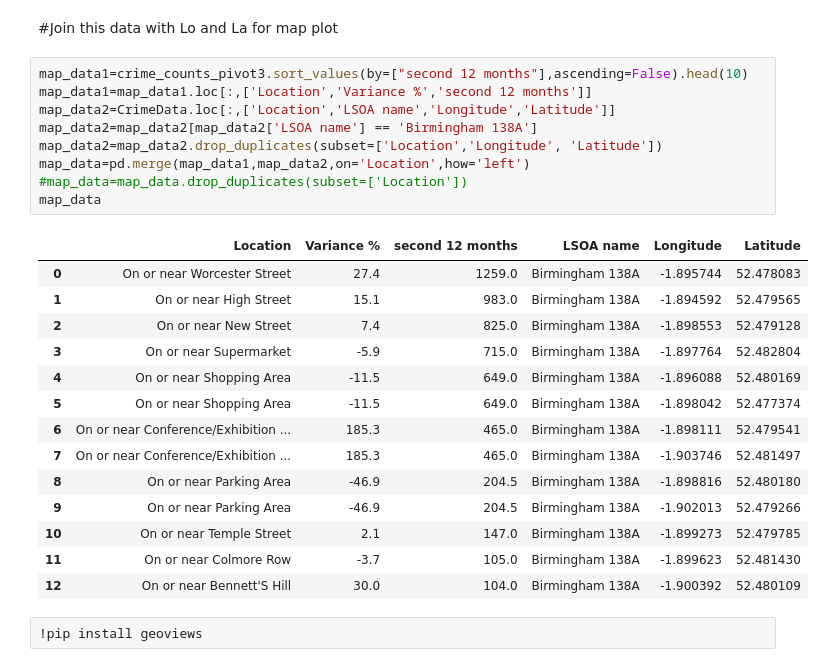
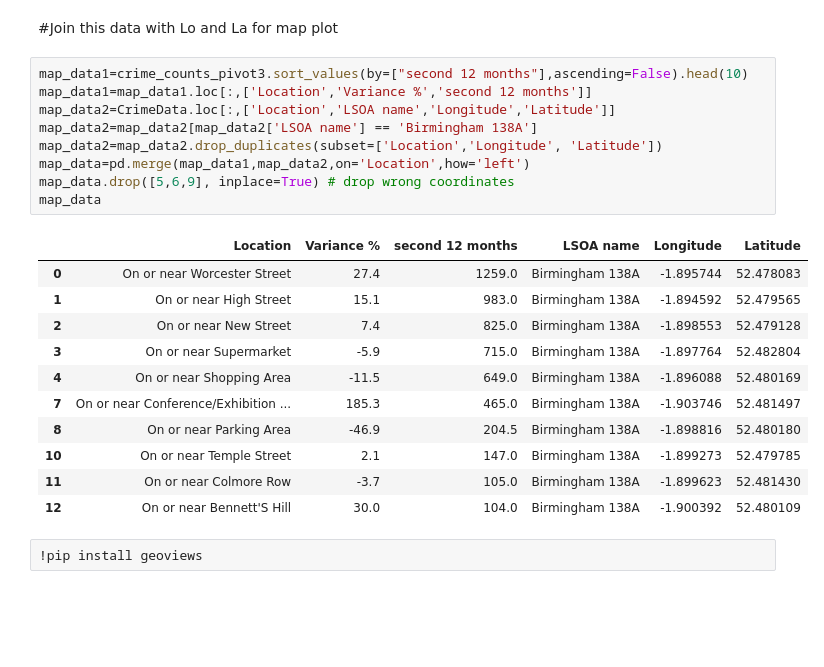
Before and after one commit to zhangwiki86-soton/L7---Data-Analysis-and-Visualisation, a Jupyter notebook: DRAFT Test Glob Final.ipynb, the cells around one changed output. Saved outputs shown, nothing was run; the diff lists cells and outputs as text; blank space fills up the shorter version.

```diff
--- a/DRAFT Test Glob Final.ipynb
+++ b/DRAFT Test Glob Final.ipynb
@@ -531,24 +555,21 @@ crime_counts_pivot3.sort_values(by=["second 12 months"],ascending=False).head(10
 # %%
 map_data1=crime_counts_pivot3.sort_values(by=["second 12 months"],ascending=False).head(10)
 map_data1=map_data1.loc[:,['Location','Variance %','second 12 months']]
 map_data2=CrimeData.loc[:,['Location','LSOA name','Longitude','Latitude']]
 map_data2=map_data2[map_data2['LSOA name'] == 'Birmingham 138A']
 map_data2=map_data2.drop_duplicates(subset=['Location','Longitude', 'Latitude'])
 map_data=pd.merge(map_data1,map_data2,on='Location',how='left')
-#map_data=map_data.drop_duplicates(subset=['Location'])
+map_data.drop([5,6,9], inplace=True) # drop wrong coordinates
 map_data
 # %% [output]
 |  | Location | Variance % | second 12 months | LSOA name | Longitude | Latitude |
 | 0 | On or near Worcester Street | 27.4 | 1259.0 | Birmingham 138A | -1.895744 | 52.478083 |
 | 1 | On or near High Street | 15.1 | 983.0 | Birmingham 138A | -1.894592 | 52.479565 |
 | 2 | On or near New Street | 7.4 | 825.0 | Birmingham 138A | -1.898553 | 52.479128 |
 | 3 | On or near Supermarket | -5.9 | 715.0 | Birmingham 138A | -1.897764 | 52.482804 |
 | 4 | On or near Shopping Area | -11.5 | 649.0 | Birmingham 138A | -1.896088 | 52.480169 |
-| 5 | On or near Shopping Area | -11.5 | 649.0 | Birmingham 138A | -1.898042 | 52.477374 |
-| 6 | On or near Conference/Exhibition ... | 185.3 | 465.0 | Birmingham 138A | -1.898111 | 52.479541 |
 | 7 | On or near Conference/Exhibition ... | 185.3 | 465.0 | Birmingham 138A | -1.903746 | 52.481497 |
 | 8 | On or near Parking Area | -46.9 | 204.5 | Birmingham 138A | -1.898816 | 52.480180 |
-| 9 | On or near Parking Area | -46.9 | 204.5 | Birmingham 138A | -1.902013 | 52.479266 |
 | 10 | On or near Temple Street | 2.1 | 147.0 | Birmingham 138A | -1.899273 | 52.479785 |
 | 11 | On or near Colmore Row | -3.7 | 105.0 | Birmingham 138A | -1.899623 | 52.481430 |
 | 12 | On or near Bennett'S Hill | 30.0 | 104.0 | Birmingham 138A | -1.900392 | 52.480109 |
```
Also changed, not shown: parts of 7 cells of this notebook.
